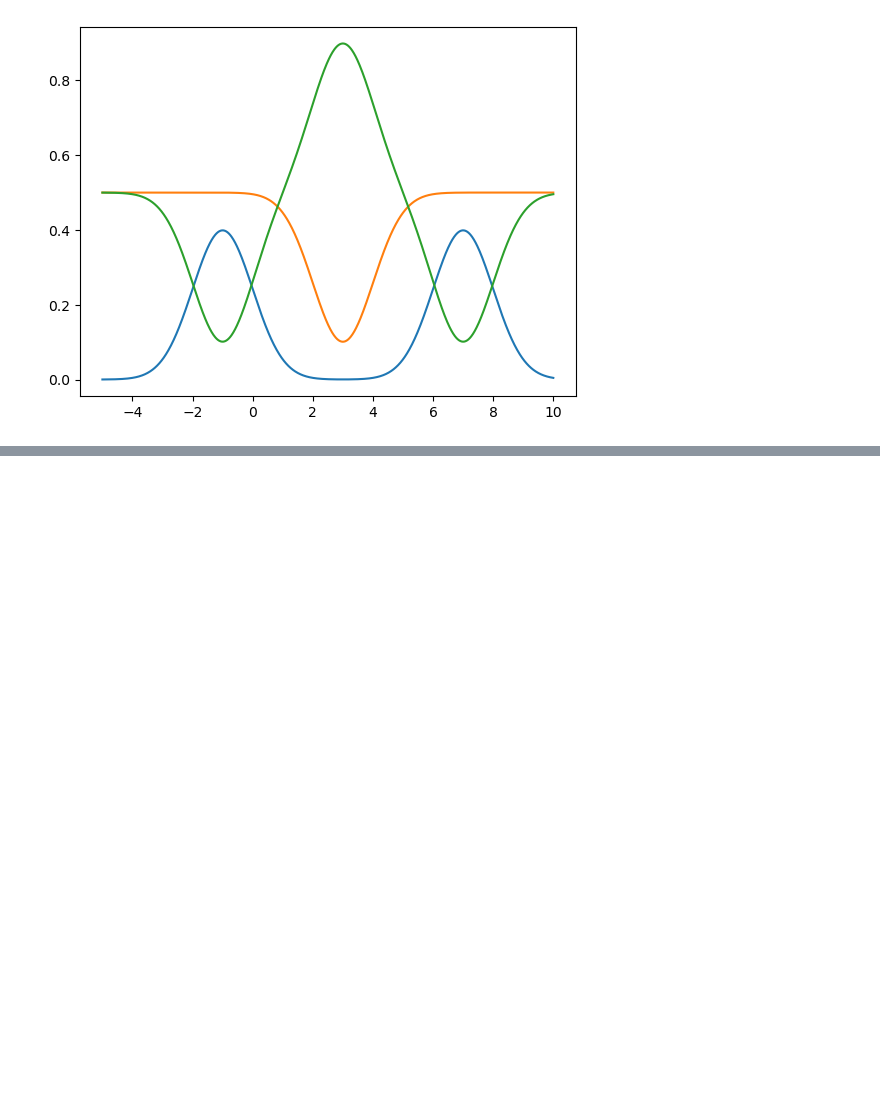
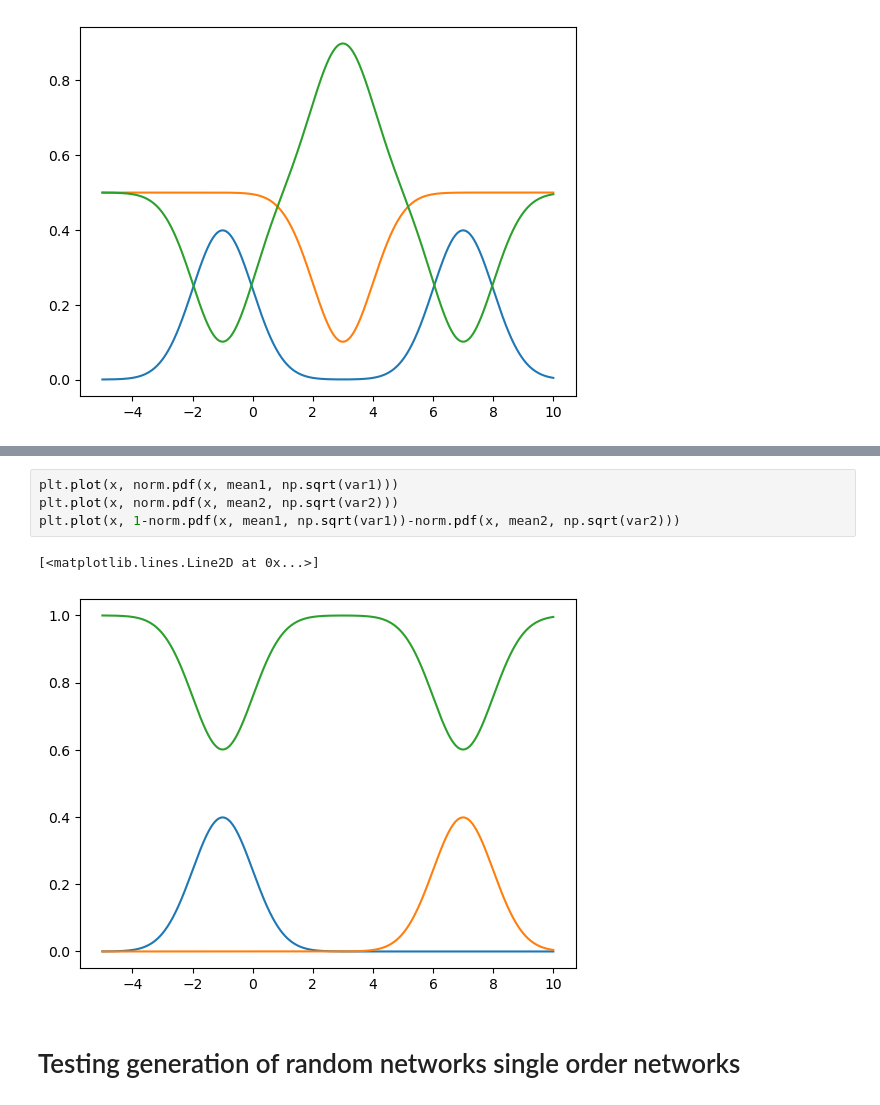
Before and after one commit to sdebesai7/second_order_rxn_nets, a Jupyter notebook: testing_networks.ipynb, the cells around one changed output, grey strips where cells are left out. Drawn from its saved outputs; the diff is of its cells as text; blank space fills up the shorter version.

```diff
--- a/testing_networks.ipynb
+++ b/testing_networks.ipynb
@@ -166,0 +183,9 @@ plt.plot(x, 1-(-norm.pdf(x, 3, np.sqrt(1))+0.5)-mixture_profile)
+# %%
+plt.plot(x, norm.pdf(x, mean1, np.sqrt(var1)))
+plt.plot(x, norm.pdf(x, mean2, np.sqrt(var2)))
+plt.plot(x, 1-norm.pdf(x, mean1, np.sqrt(var1))-norm.pdf(x, mean2, np.sqrt(var2)))
+# %% [output]
+[<matplotlib.lines.Line2D at 0x...>]
+[figure, added]
+# %% [markdown]
+# Testing generation of random networks single order networks
```
Also changed, not shown: parts of 18 cells of this notebook, 5 other files.
